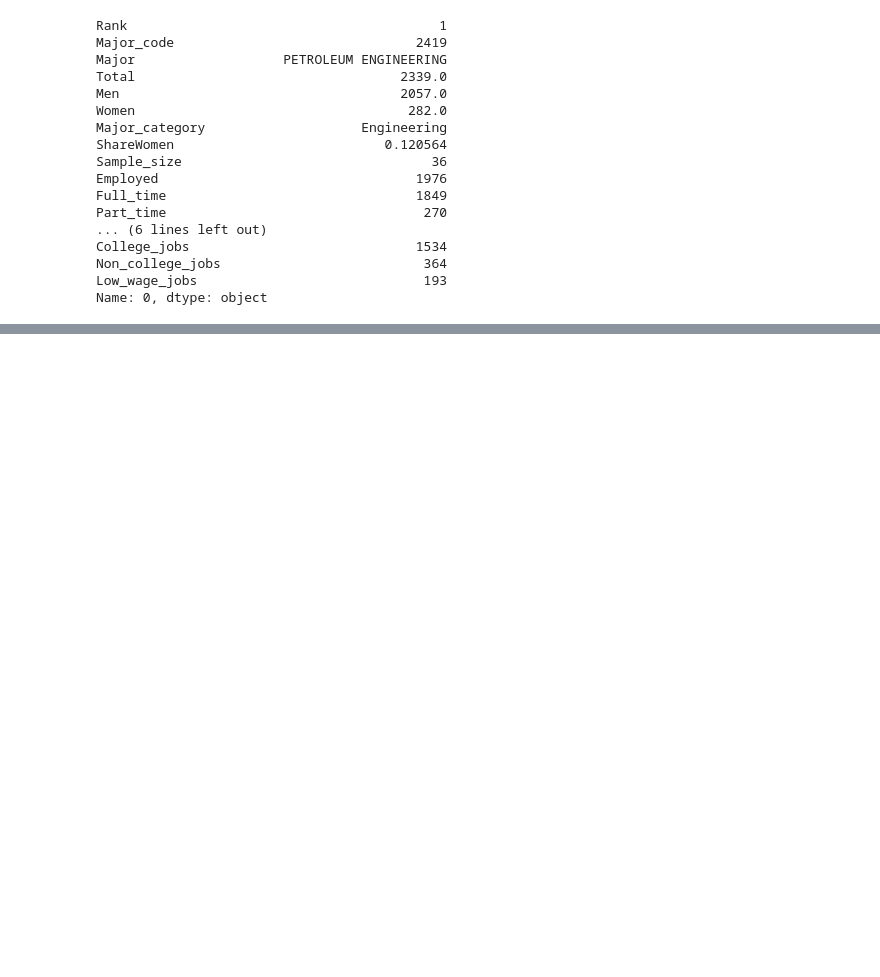
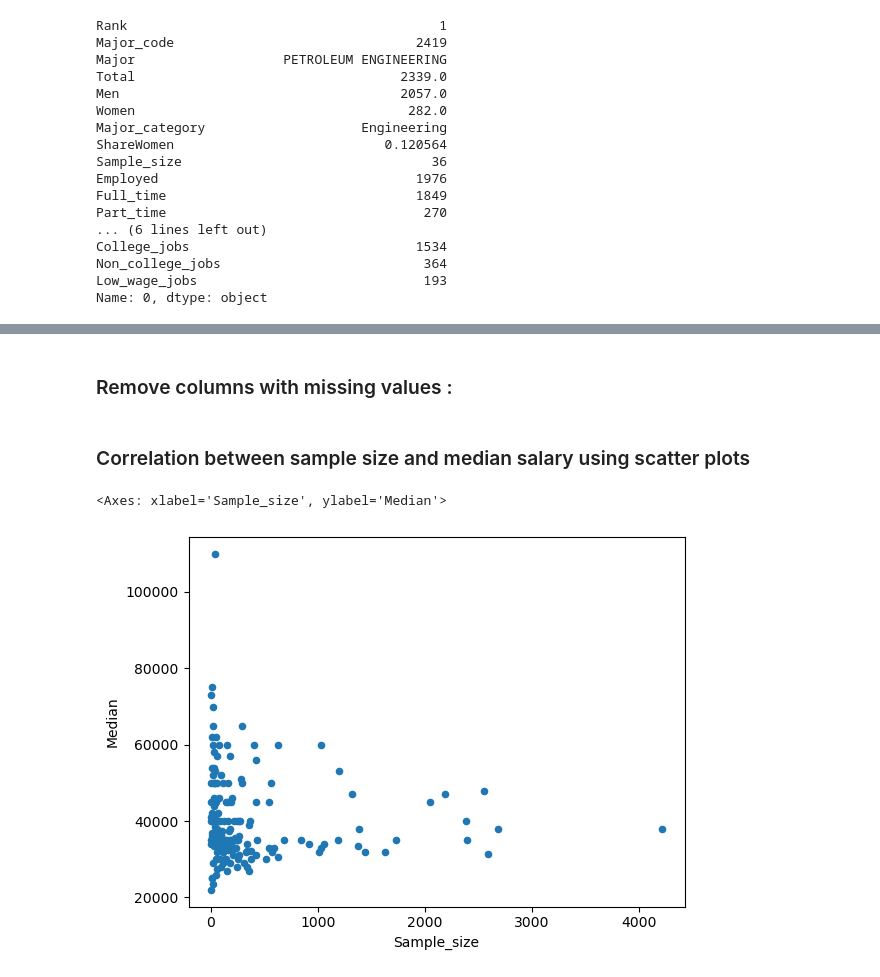
Before and after one commit to Nimaga95/Data_Science_Project-1, a Jupyter notebook: data_exploratory.ipynb, the cells around one changed output, grey strips where cells are left out. Saved outputs shown, nothing was run; the diff lists cells and outputs as text; code cells hidden in the pictures; blank space fills up the shorter version.

```diff
--- a/data_exploratory.ipynb
+++ b/data_exploratory.ipynb
@@ -31,0 +46,11 @@ Name: 0, dtype: object
+# %% [markdown]
+### Remove columns with missing values :
+# %%
+data = data.dropna()
+# %% [markdown]
+### Correlation between sample size and median salary using scatter plots
+# %%
+data.plot(x='Sample_size', y='Median', kind='scatter')
+# %% [output]
+<Axes: xlabel='Sample_size', ylabel='Median'>
+[figure, added]
```
Also changed, not shown: parts of 7 cells of this notebook.
